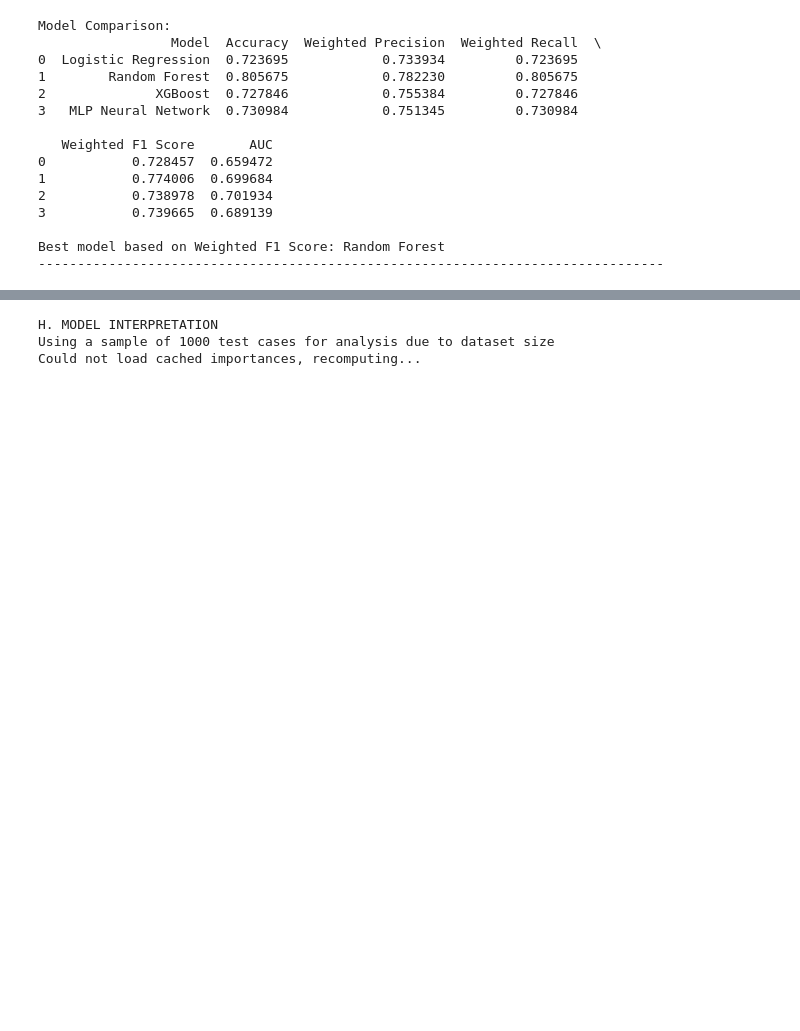
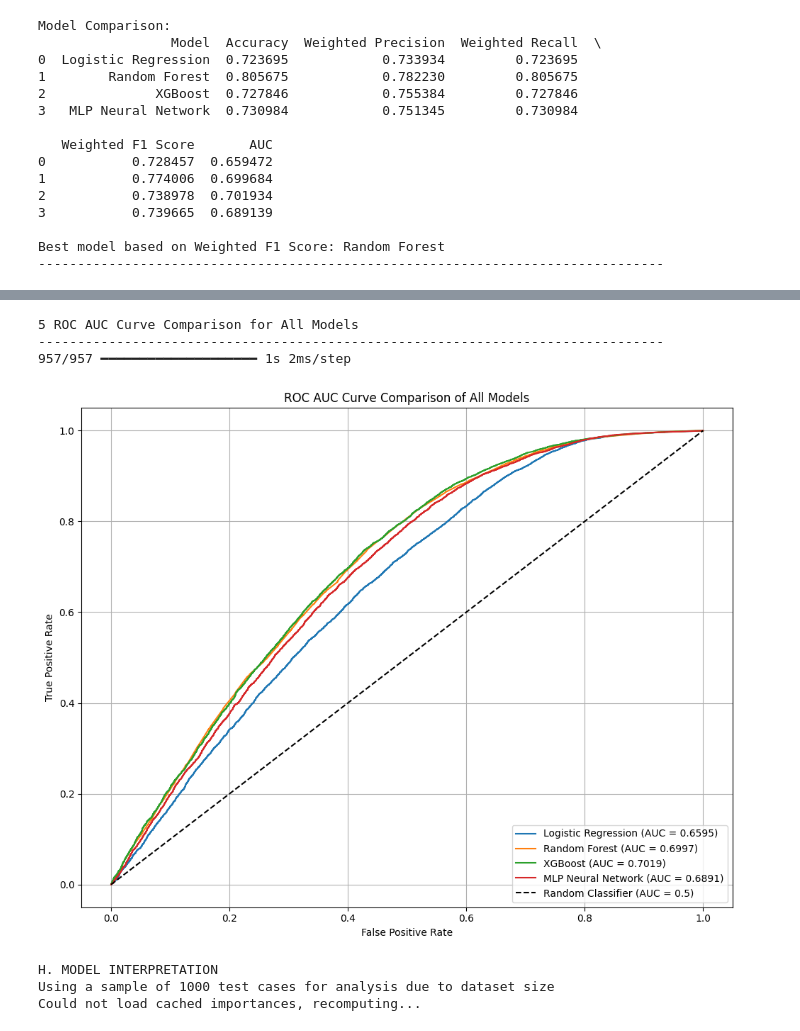
Before and after one commit to abhimlv/Customer-Satisfaction-Prediction-, a Jupyter notebook: Customer_Satisfcation_Prediction.ipynb, the cells around one changed output, grey strips where cells are left out. Cells and saved outputs as stored; diff of their text form; code cells hidden in the pictures; blank space fills up the shorter version.

```diff
--- a/Customer_Satisfcation_Prediction.ipynb
+++ b/Customer_Satisfcation_Prediction.ipynb
@@ -1292,3 +1246,42 @@ H. MODEL INTERPRETATION
+# %%
+print("5 ROC AUC Curve Comparison for All Models")
+print("-" * 80)
+
+plt.figure(figsize=(10, 8))
+
+# Plot for Logistic Regression
+fpr_lr, tpr_lr, _ = roc_curve(y_test, log_reg_model.predict_proba(X_test)[:, 1])
+plt.plot(fpr_lr, tpr_lr, label=f'Logistic Regression (AUC = {lr_auc:.4f})')
+
+# Plot for Random Forest
+fpr_rf, tpr_rf, _ = roc_curve(y_test, rf_model.predict_proba(X_test)[:, 1])
+plt.plot(fpr_rf, tpr_rf, label=f'Random Forest (AUC = {rf_auc:.4f})')
+
+# Plot for XGBoost (only if successful)
+if xgb_success:
+    fpr_xgb, tpr_xgb, _ = roc_curve(y_test, xgb_model.predict_proba(X_test)[:, 1])
+    plt.plot(fpr_xgb, tpr_xgb, label=f'XGBoost (AUC = {xgb_auc:.4f})')
+
+# Plot for MLP Neural Network (only if successful)
+if mlp_success:
+    fpr_mlp, tpr_mlp, _ = roc_curve(y_test, mlp_model.predict(X_test).flatten())
+    plt.plot(fpr_mlp, tpr_mlp, label=f'MLP Neural Network (AUC = {mlp_auc:.4f})')
+
+# Diagonal line for random classifier
+plt.plot([0, 1], [0, 1], 'k--', label='Random Classifier (AUC = 0.5)')
+
+plt.xlabel('False Positive Rate')
+plt.ylabel('True Positive Rate')
+plt.title('ROC AUC Curve Comparison of All Models')
+plt.legend(loc='lower right')
+plt.grid(True)
+plt.tight_layout()
+plt.show()
+# %% [output]
+5 ROC AUC Curve Comparison for All Models
+--------------------------------------------------------------------------------
+957/957 ━━━━━━━━━━━━━━━━━━━━ 1s 2ms/step
+[figure, added]
 # %%
 # H. MODEL INTERPRETATION
 print("H. MODEL INTERPRETATION")
```
Also changed, not shown: parts of 2 cells of this notebook, 9 other files.
